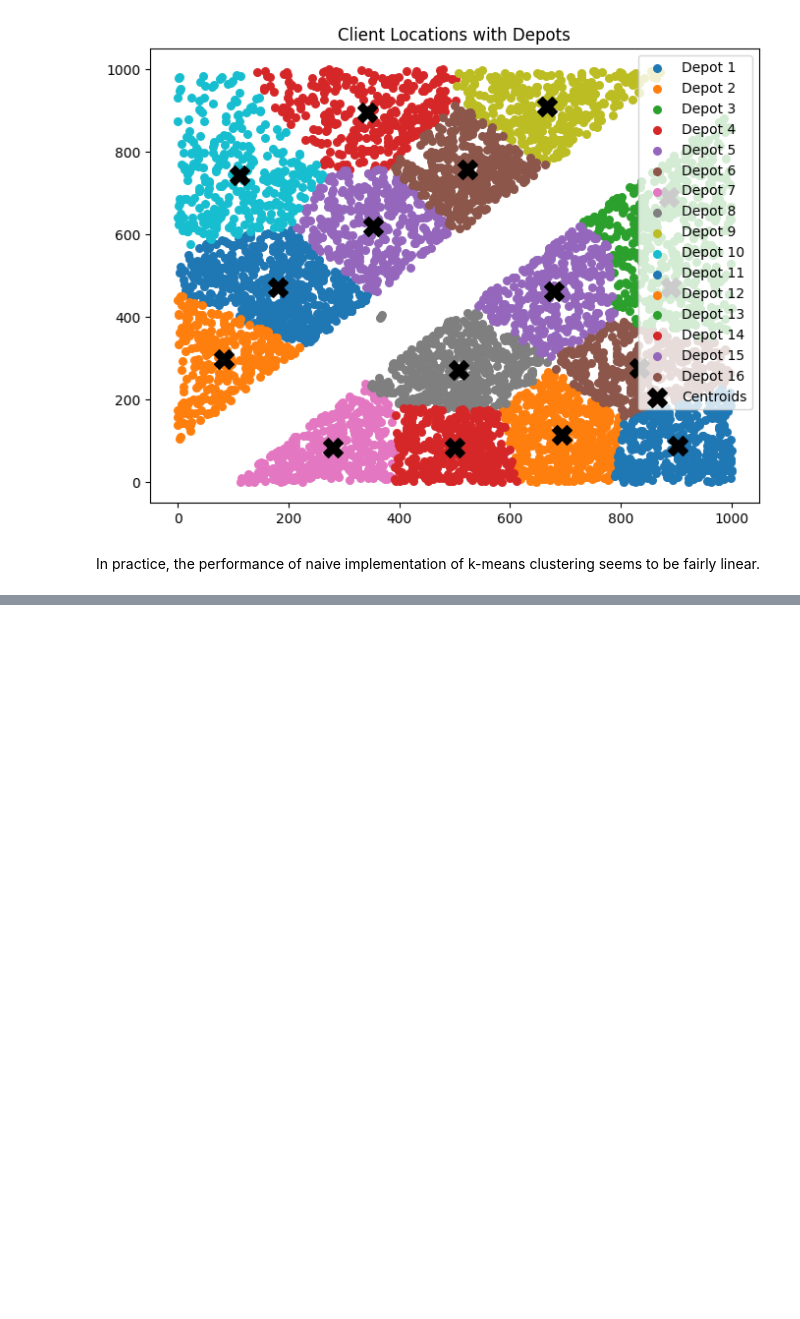
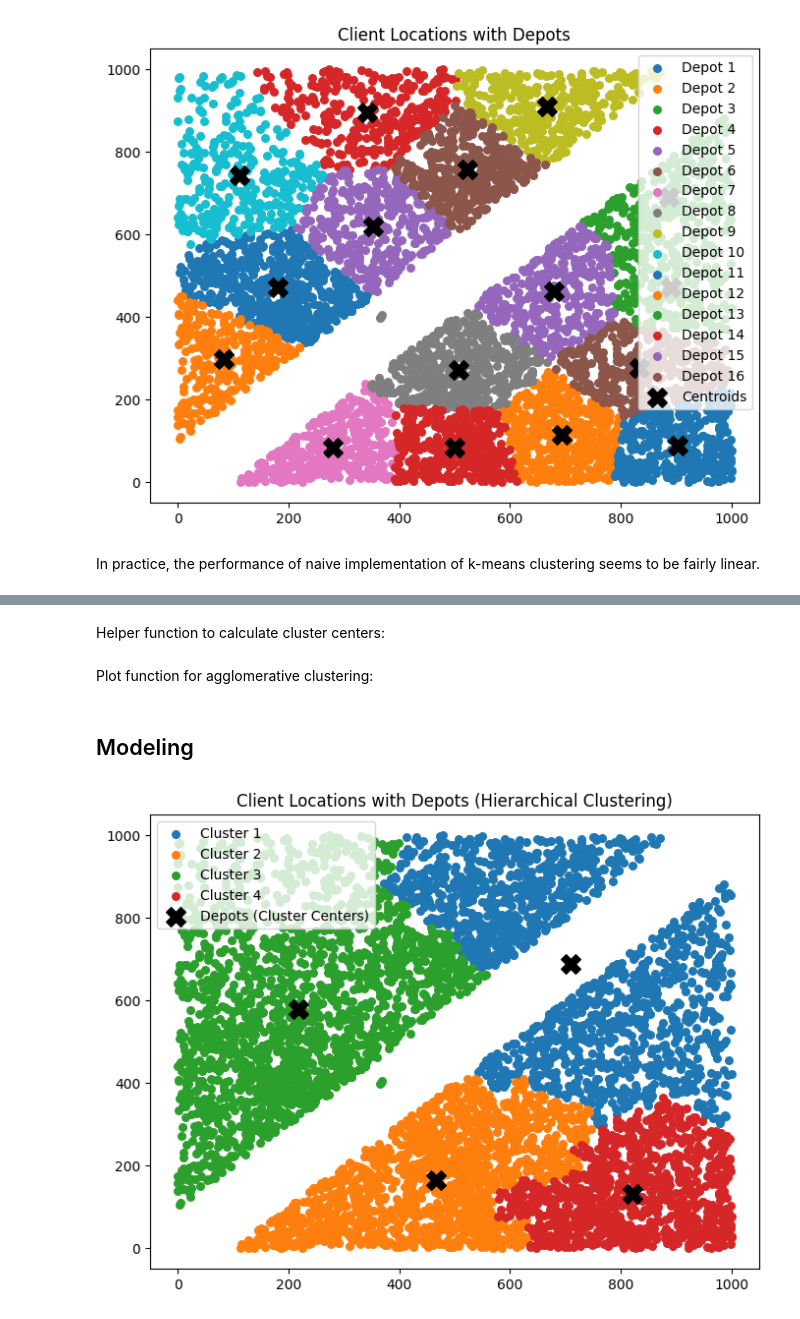
Before and after one commit to samuelms123/ML-tasks, a Jupyter notebook: task5/task5-pipeline.ipynb, the cells around one changed output, grey strips where cells are left out. Cells and saved outputs as stored; diff of their text form; code cells hidden in the pictures; blank space fills up the shorter version.

Commit message:
Add helper functions for agglomerative clustering and tests with said clustering.

```diff
--- a/task5/task5-pipeline.ipynb
+++ b/task5/task5-pipeline.ipynb
@@ -176,0 +185,2 @@ In practice, the performance of naive implementation of k-means clustering seems
+# %% [markdown]
+Helper function to calculate cluster centers:
@@ -176,0 +199,42 @@ In practice, the performance of naive implementation of k-means clustering seems
+# %% [markdown]
+Plot function for agglomerative clustering:
+# %%
+def plot_agglomerative_clustering(cluster_centers):
+    plt.figure(figsize=(8,6))
+
+    # Get the labels from the model
+    labels = agg_model.labels_
+
+    # Loop through each cluster
+    for i in range(len(cluster_centers)):
+        plt.scatter(
+            cust_df[['x', 'y']].values[labels == i, 0],
+            cust_df[['x', 'y']].values[labels == i, 1],
+            s=30,
+            label=f'Cluster {i+1}'
+        )
+
+    # Plot the cluster centers (depot positions)
+    plt.scatter(
+        cluster_centers[:, 0],
+        cluster_centers[:, 1],
+        c='black',
+        marker='X',
+        s=200,
+        label='Depots (Cluster Centers)'
+    )
+
+    plt.title('Client Locations with Depots (Hierarchical Clustering)')
+    plt.legend()
+    plt.show()
+# %% [markdown]
+## Modeling
+# %%
+# Fit
+agg_model = AgglomerativeClustering(n_clusters=4)
+labels = agg_model.fit_predict(cust_df[['x', 'y']])
+
+centers = calculate_agg_cluster_centers(4)
+plot_agglomerative_clustering(centers)
+# %% [output]
+[figure, added]
```
Also changed, not shown: parts of 9 cells of this notebook.
